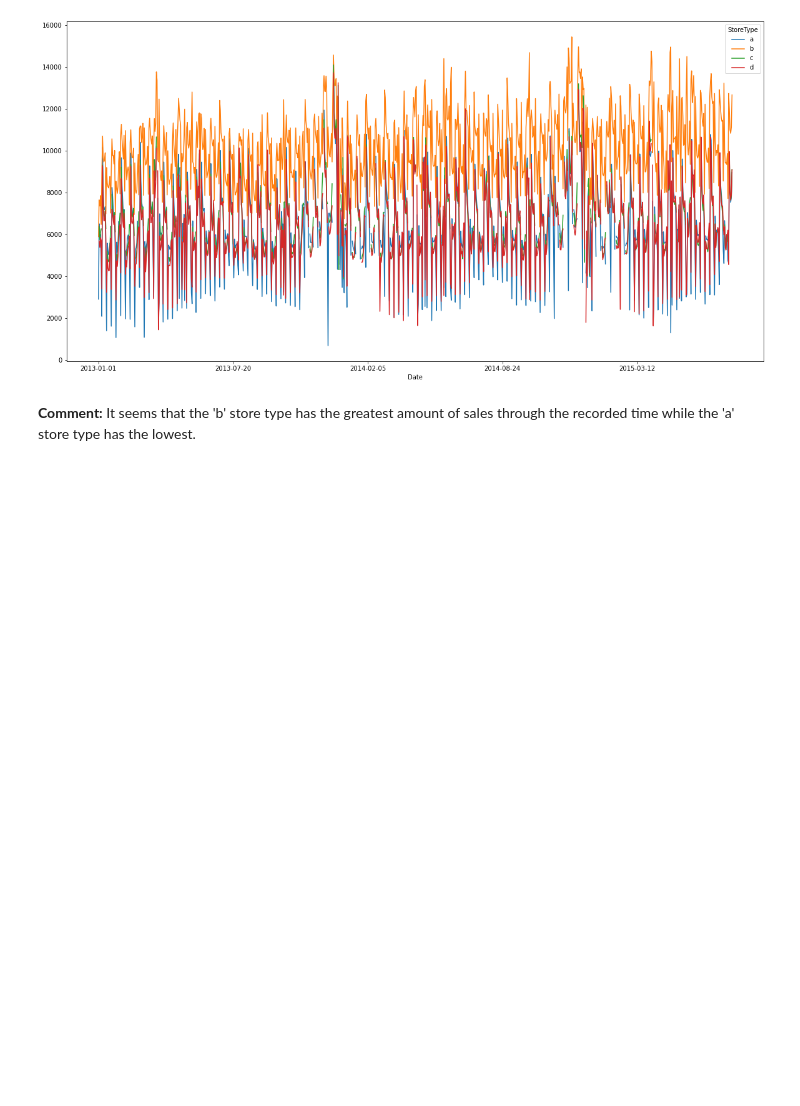
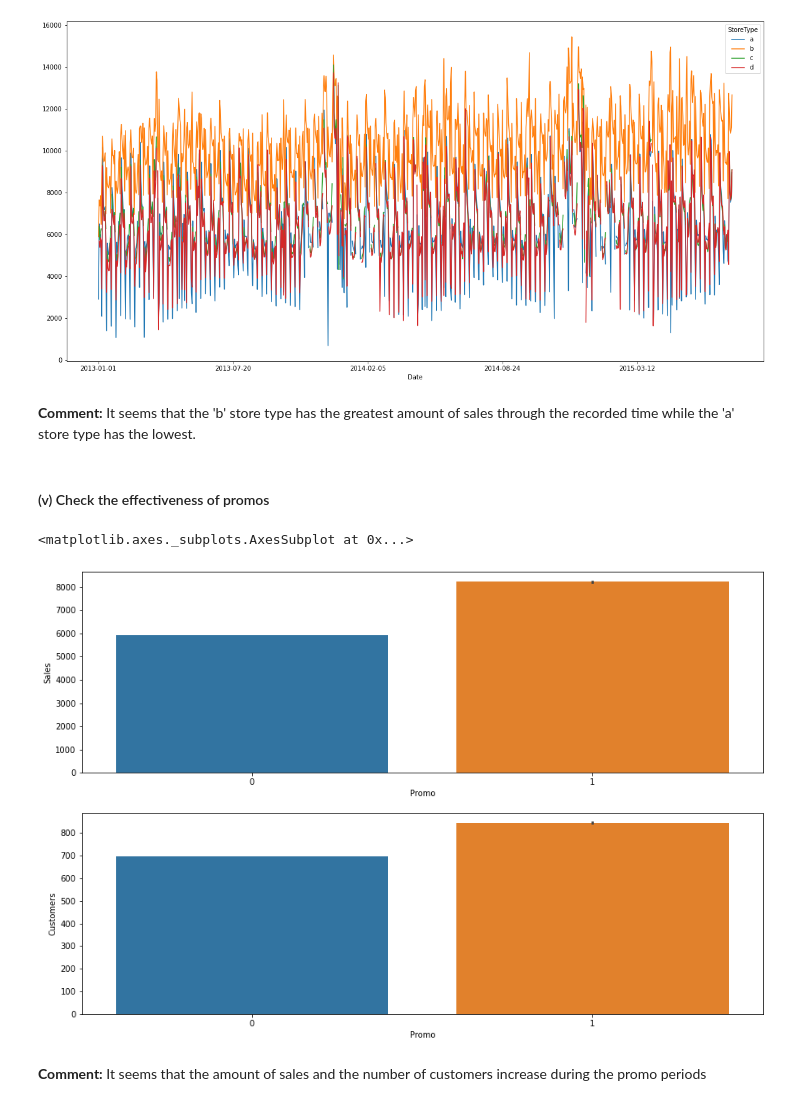
Before and after one commit to Panostam/Sales_Department_Project, a Jupyter notebook: Forecast_Project.ipynb, the cells around one changed output. Saved outputs shown, nothing was run; the diff lists cells and outputs as text; code cells hidden in the pictures; blank space fills up the shorter version.

```diff
--- a/Forecast_Project.ipynb
+++ b/Forecast_Project.ipynb
@@ -393,3 +393,18 @@ sales_train_all_df.groupby(['Date','StoreType']).mean()['Sales'].unstack().plot(
 [figure]
 # %% [markdown]
 **Comment:** It seems that the 'b' store type has the greatest amount of sales through the recorded time while the 'a' store type has the lowest.
+# %% [markdown]
+#### (v) Check the effectiveness of promos
+# %%
+plt.figure(figsize=[15,10])
+
+plt.subplot(211)
+sns.barplot(x = 'Promo', y = 'Sales', data = sales_train_all_df)
+
+plt.subplot(212)
+sns.barplot(x = 'Promo', y = 'Customers', data = sales_train_all_df)
+# %% [output]
+<matplotlib.axes._subplots.AxesSubplot at 0x...>
+[figure, added]
+# %% [markdown]
+**Comment:** It seems that the amount of sales and the number of customers increase during the promo periods
```
